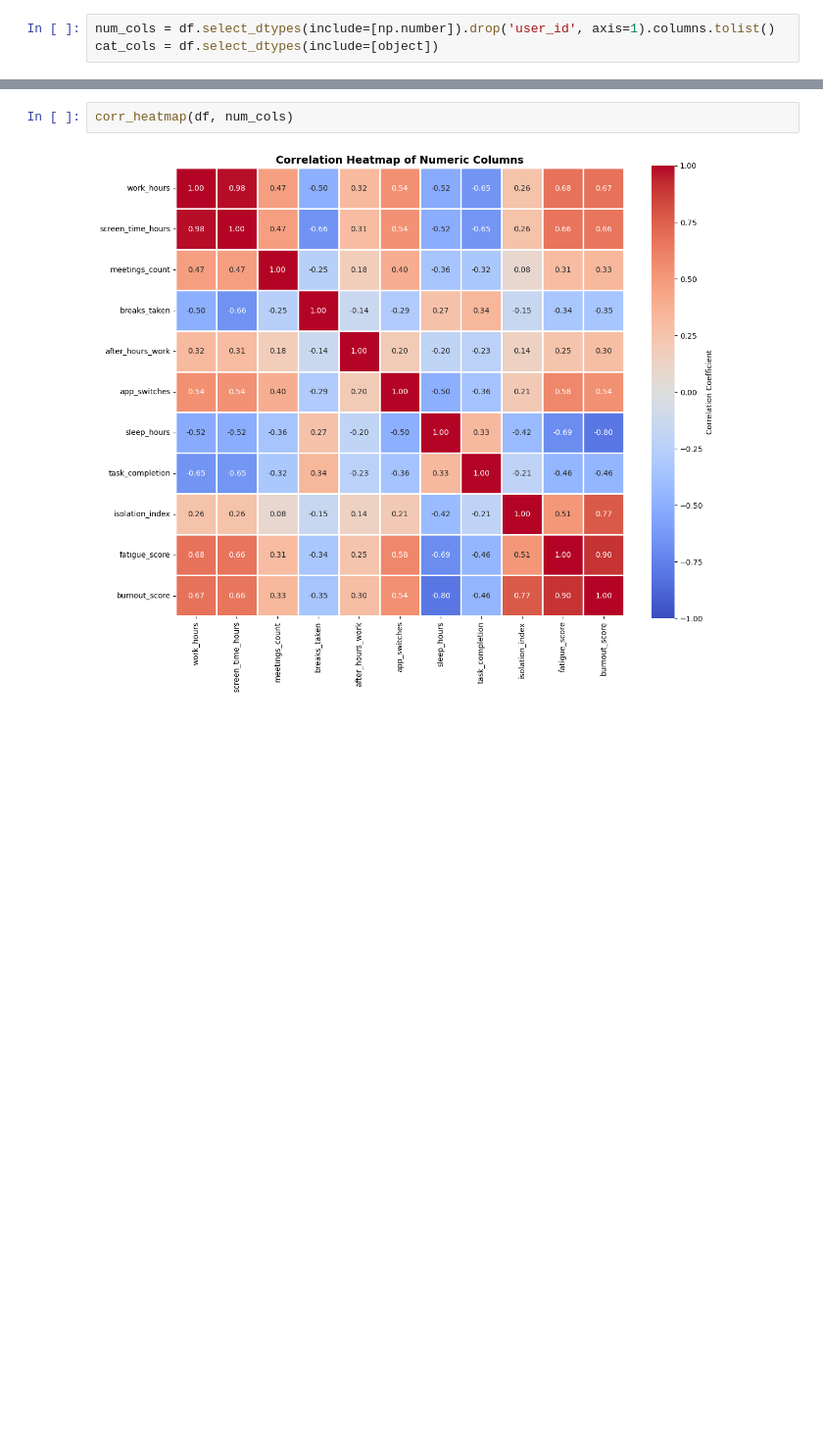
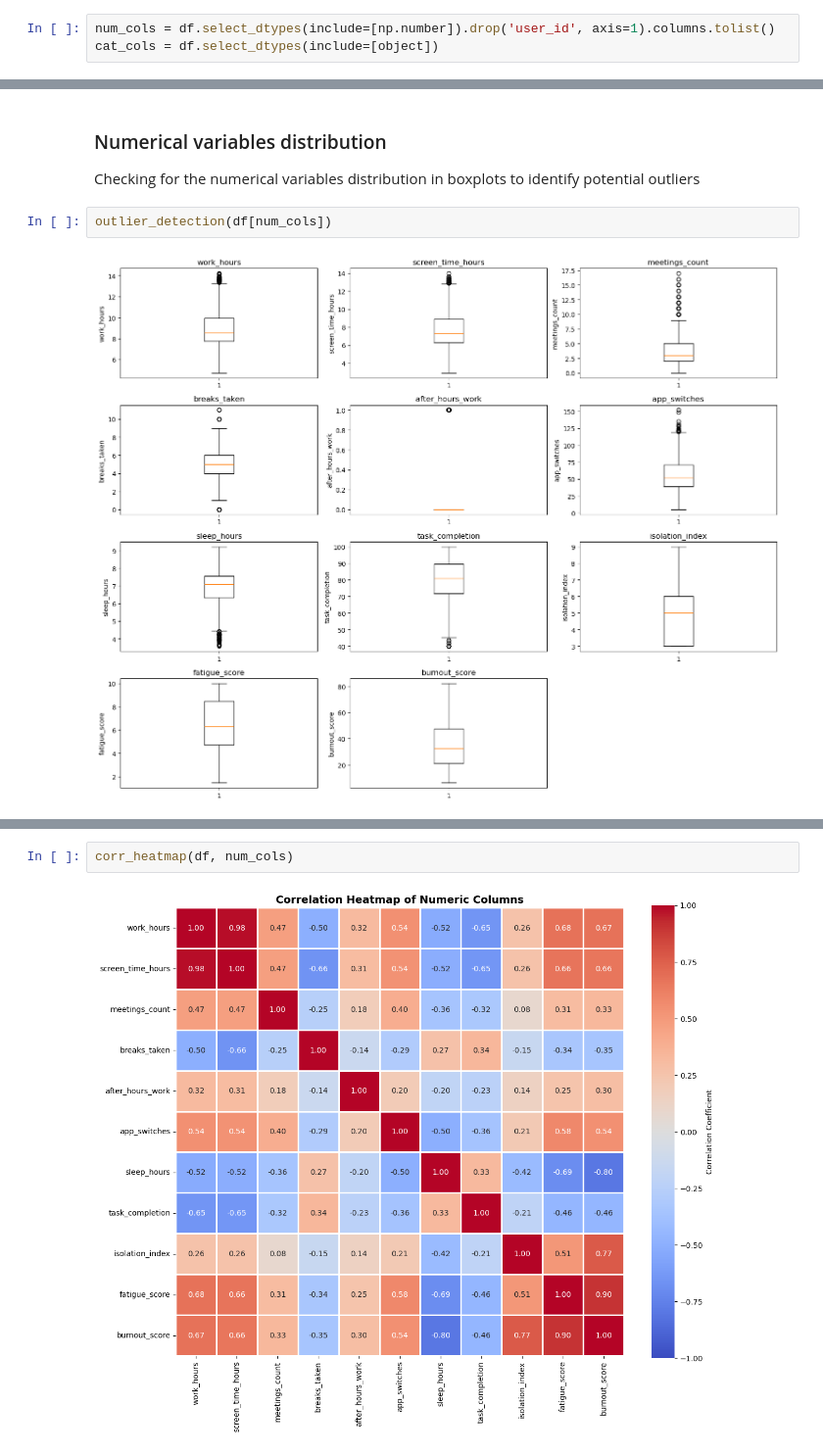
Before and after one commit to lucasvcasimiro-byte/Sleep_vs_Burnout_analysis_ml, a Jupyter notebook: EDA.ipynb, the cells around one changed output, grey strips where cells are left out. Shown at 98% size. Cells and saved outputs as stored; diff of their text form; blank space fills up the shorter version.

Commit message:
Add outlier detection, categorical distributions, and duplicates check functions

```diff
--- a/EDA.ipynb
+++ b/EDA.ipynb
@@ -74,0 +85,8 @@ cat_cols = df.select_dtypes(include=[object])
+# %% [markdown]
+### Numerical variables distribution
+
+Checking for the numerical variables distribution in boxplots to identify potential outliers
+# %%
+outlier_detection(df[num_cols])
+# %% [output]
+[figure, added]
```
Also changed, not shown: parts of 17 cells of this notebook, 1 other file.
